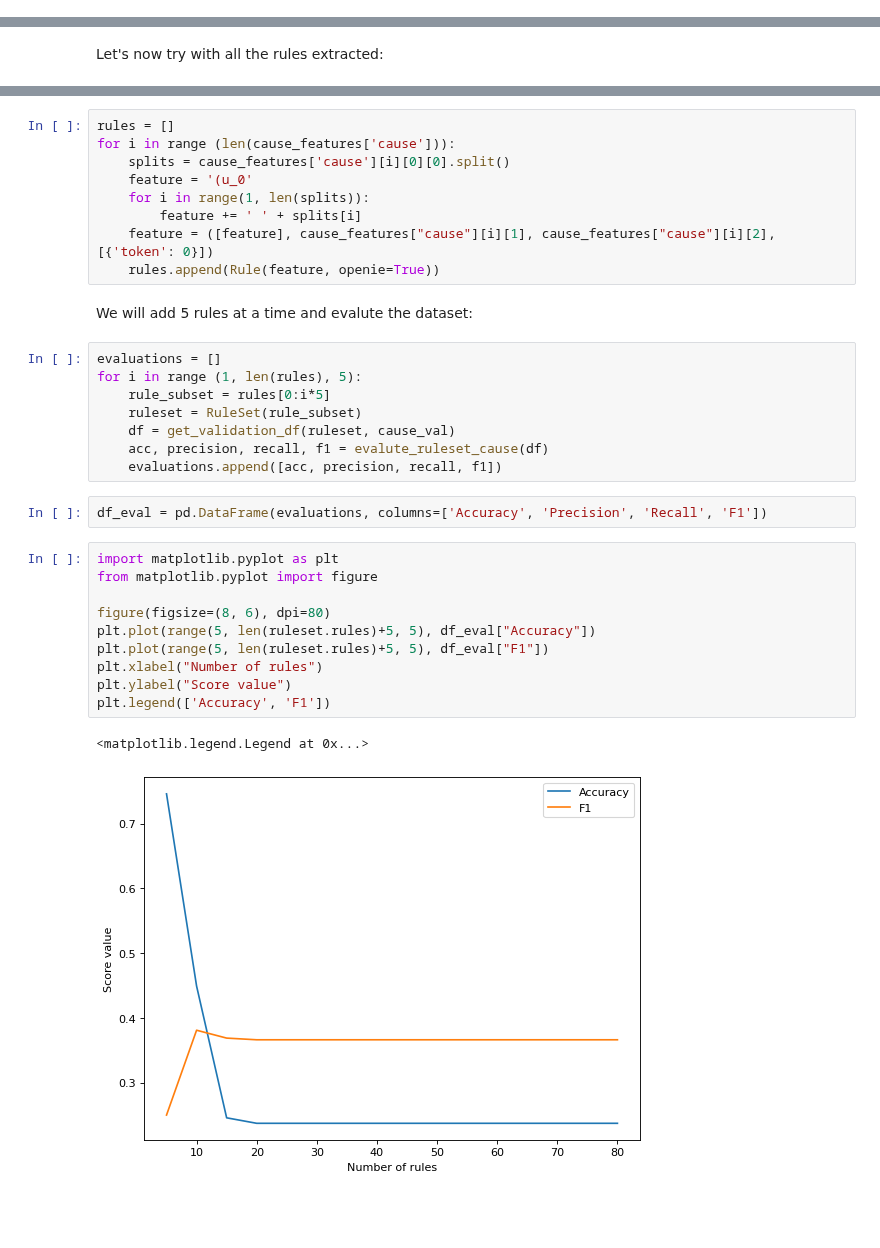
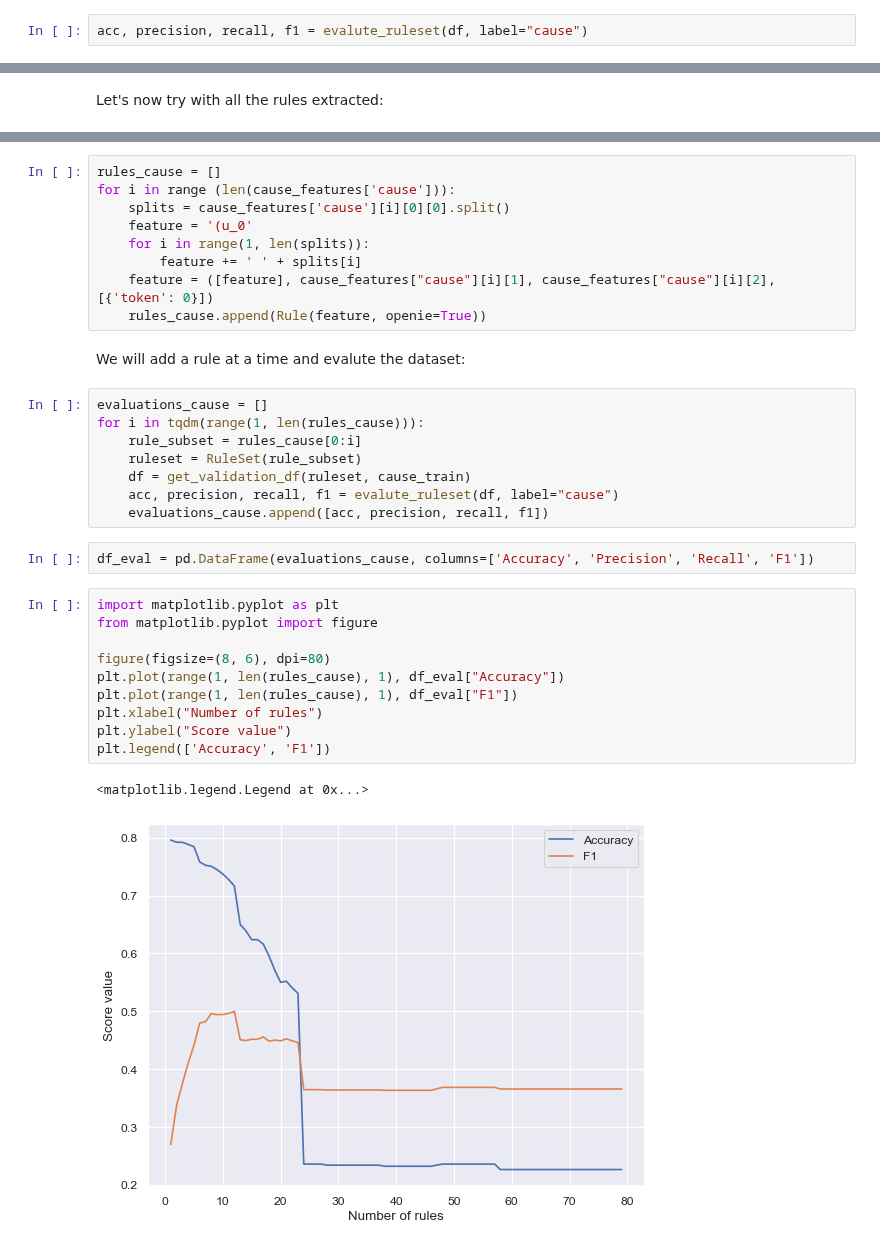
Before and after one commit to anaterovic/NLP, a Jupyter notebook: docs/milestone3_graphs.ipynb, the cells around one changed output, grey strips where cells are left out. Saved outputs shown, nothing was run; the diff lists cells and outputs as text; blank space fills up the shorter version.

```diff
--- a/docs/milestone3_graphs.ipynb
+++ b/docs/milestone3_graphs.ipynb
@@ -761,3 +828,5 @@ acc, precision, recall, f1 = evalute_ruleset_cause(df)
+# %%
+acc, precision, recall, f1 = evalute_ruleset(df, label="cause")
 # %%
 print("Accuracy: "+str(acc))
 print("Precision: "+str(precision))
@@ -799,35 +868,35 @@ len(cause_features['cause'])
 # %%
-rules = []
+rules_cause = []
 for i in range (len(cause_features['cause'])):
     splits = cause_features['cause'][i][0][0].split()
     feature = '(u_0'
     for i in range(1, len(splits)):
         feature += ' ' + splits[i]
     feature = ([feature], cause_features["cause"][i][1], cause_features["cause"][i][2], [{'token': 0}])
-    rules.append(Rule(feature, openie=True))
+    rules_cause.append(Rule(feature, openie=True))
 # %% [markdown]
-We will add 5 rules at a time and evalute the dataset:
+We will add a rule at a time and evalute the dataset:
 # %%
-evaluations = []
-for i in range (1, len(rules), 5):
-    rule_subset = rules[0:i*5]
+evaluations_cause = []
+for i in tqdm(range(1, len(rules_cause))):
+    rule_subset = rules_cause[0:i]
     ruleset = RuleSet(rule_subset)
-    df = get_validation_df(ruleset, cause_val)
-    acc, precision, recall, f1 = evalute_ruleset_cause(df)
-    evaluations.append([acc, precision, recall, f1])
+    df = get_validation_df(ruleset, cause_train)
+    acc, precision, recall, f1 = evalute_ruleset(df, label="cause")
+    evaluations_cause.append([acc, precision, recall, f1])
 # %%
-df_eval = pd.DataFrame(evaluations, columns=['Accuracy', 'Precision', 'Recall', 'F1'])
+df_eval = pd.DataFrame(evaluations_cause, columns=['Accuracy', 'Precision', 'Recall', 'F1'])
 # %%
 import matplotlib.pyplot as plt
 from matplotlib.pyplot import figure
 
 figure(figsize=(8, 6), dpi=80)
-plt.plot(range(5, len(ruleset.rules)+5, 5), df_eval["Accuracy"])
-plt.plot(range(5, len(ruleset.rules)+5, 5), df_eval["F1"])
+plt.plot(range(1, len(rules_cause), 1), df_eval["Accuracy"])
+plt.plot(range(1, len(rules_cause), 1), df_eval["F1"])
 plt.xlabel("Number of rules")
 plt.ylabel("Score value")
 plt.legend(['Accuracy', 'F1'])
 # %% [output]
 <matplotlib.legend.Legend at 0x...>
-[figure, old version]
+[figure, new version]
 # %% [markdown]
```
Also changed, not shown: parts of 110 cells of this notebook.
